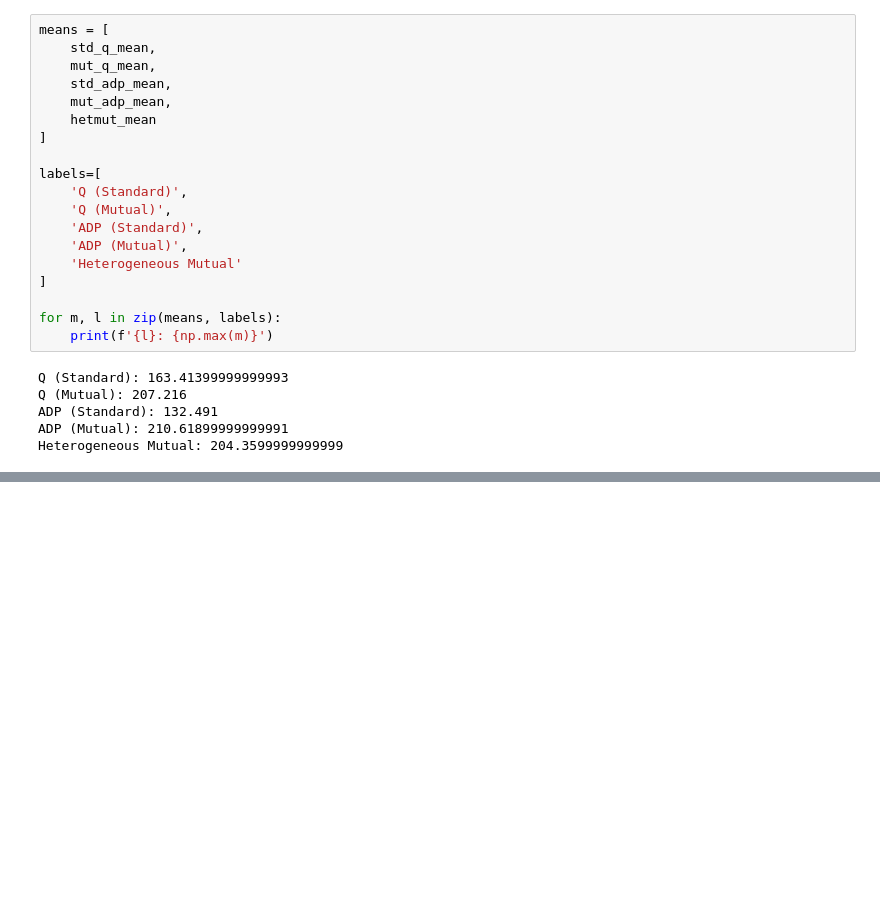
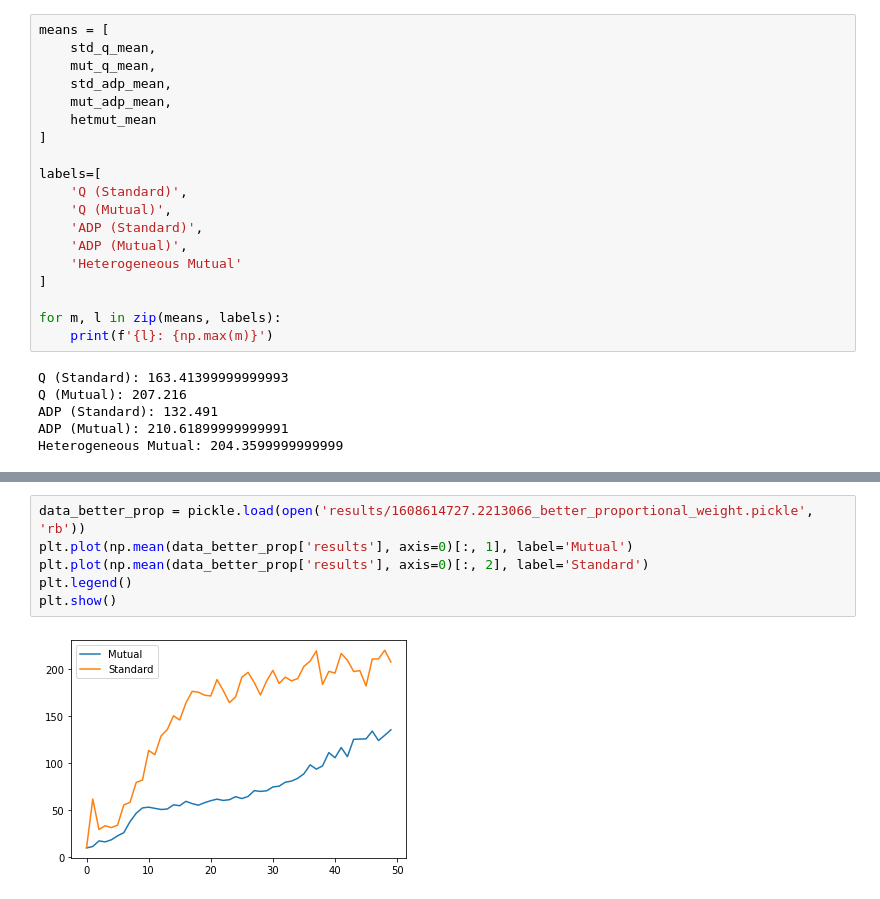
Before and after one commit to csreid/heterogeneous-mutual, a Jupyter notebook: figs.ipynb, the cells around one changed output, grey strips where cells are left out. Saved outputs shown, nothing was run; the diff lists cells and outputs as text; blank space fills up the shorter version.

```diff
--- a/figs.ipynb
+++ b/figs.ipynb
@@ -117,0 +160,8 @@ Heterogeneous Mutual: 204.3599999999999
+# %%
+data_better_prop = pickle.load(open('results/1608614727.2213066_better_proportional_weight.pickle', 'rb'))
+plt.plot(np.mean(data_better_prop['results'], axis=0)[:, 1], label='Mutual')
+plt.plot(np.mean(data_better_prop['results'], axis=0)[:, 2], label='Standard')
+plt.legend()
+plt.show()
+# %% [output]
+[figure, added]
```
Also changed, not shown: parts of 3 cells of this notebook, 3 other files.
